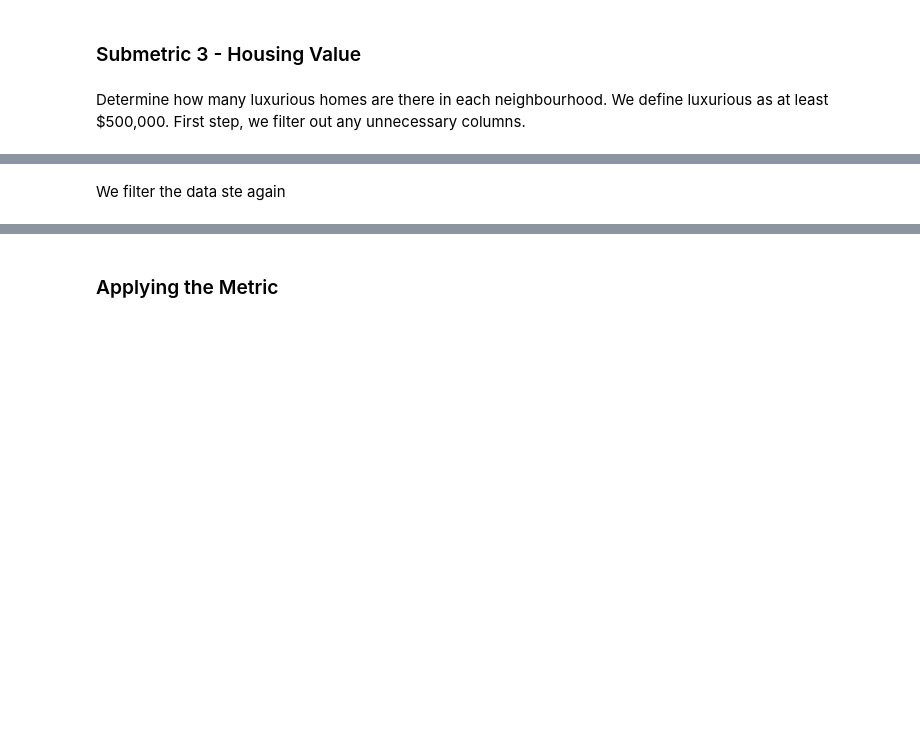
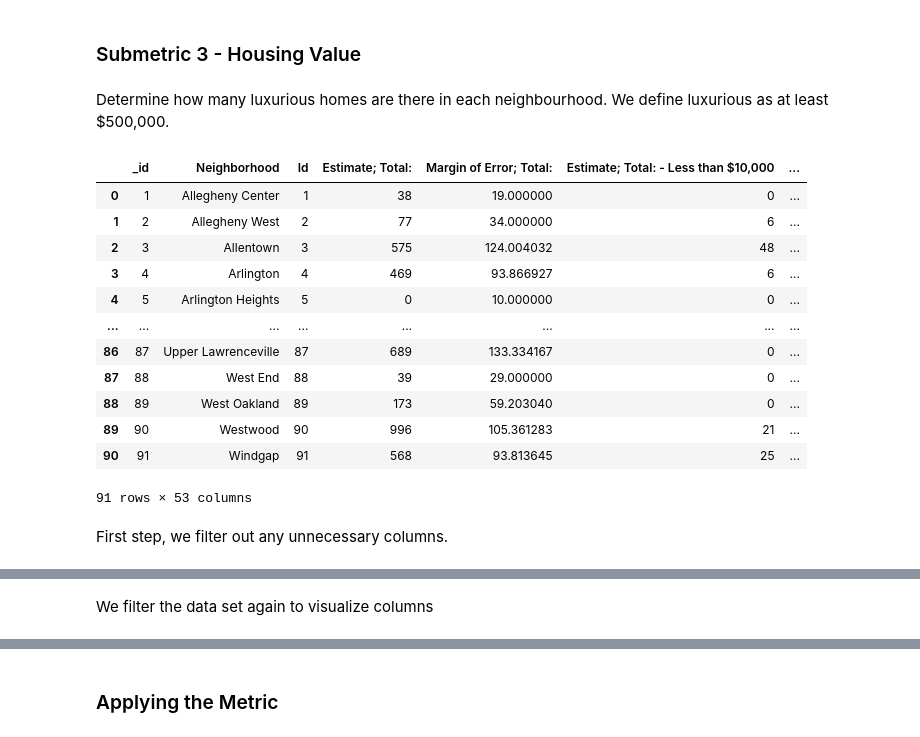
Before and after one commit to ItBeDaKang/CMPINF-0010-Final-Project, a Jupyter notebook: group_notebook.ipynb, the cells around one changed output, grey strips where cells are left out. Saved outputs shown, nothing was run; the diff lists cells and outputs as text; code cells hidden in the pictures; blank space fills up the shorter version.

```diff
--- a/group_notebook.ipynb
+++ b/group_notebook.ipynb
@@ -147,5 +147,24 @@ Note that a four-way tie in the proportion submetric exists between the neighbor
 ### Submetric 3 - Housing Value
 # %% [markdown]
 Determine how many luxurious homes are there in each neighbourhood. We define luxurious as at least $500,000.
-First step, we filter out any unnecessary columns.
+# %%
+# Load the CSV file
+housing_data = pd.read_csv("housing value.csv")
+housing_data
+# %% [output]
+|  | _id | Neighborhood | Id | Estimate; Total: | Margin of Error; Total: | Estimate; Total: - Less than $10,000 | ... |
+| 0 | 1 | Allegheny Center | 1 | 38 | 19.000000 | 0 | ... |
+| 1 | 2 | Allegheny West | 2 | 77 | 34.000000 | 6 | ... |
+| 2 | 3 | Allentown | 3 | 575 | 124.004032 | 48 | ... |
+| 3 | 4 | Arlington | 4 | 469 | 93.866927 | 6 | ... |
+| 4 | 5 | Arlington Heights | 5 | 0 | 10.000000 | 0 | ... |
+| ... | ... | ... | ... | ... | ... | ... | ... |
+| 86 | 87 | Upper Lawrenceville | 87 | 689 | 133.334167 | 0 | ... |
+| 87 | 88 | West End | 88 | 39 | 29.000000 | 0 | ... |
+| 88 | 89 | West Oakland | 89 | 173 | 59.203040 | 0 | ... |
+| 89 | 90 | Westwood | 90 | 996 | 105.361283 | 21 | ... |
+| 90 | 91 | Windgap | 91 | 568 | 93.813645 | 25 | ... |
+91 rows × 53 columns
+# %% [markdown]
+First step, we filter out any unnecessary columns.
 # %%
@@ -177,7 +193,7 @@ filtered_data
 | 90 | Windgap | 568 | 25 | 10 | 6 | ... |
 91 rows × 26 columns
 # %% [markdown]
-We filter the data ste again
+We filter the data set again to visualize columns
 # %%
 # Filter to only include the 'Neighborhood' column and columns with specific ranges in their names
 columns_to_keep = ['Neighborhood'] + [
```
Also changed, not shown: parts of 3 cells of this notebook.
